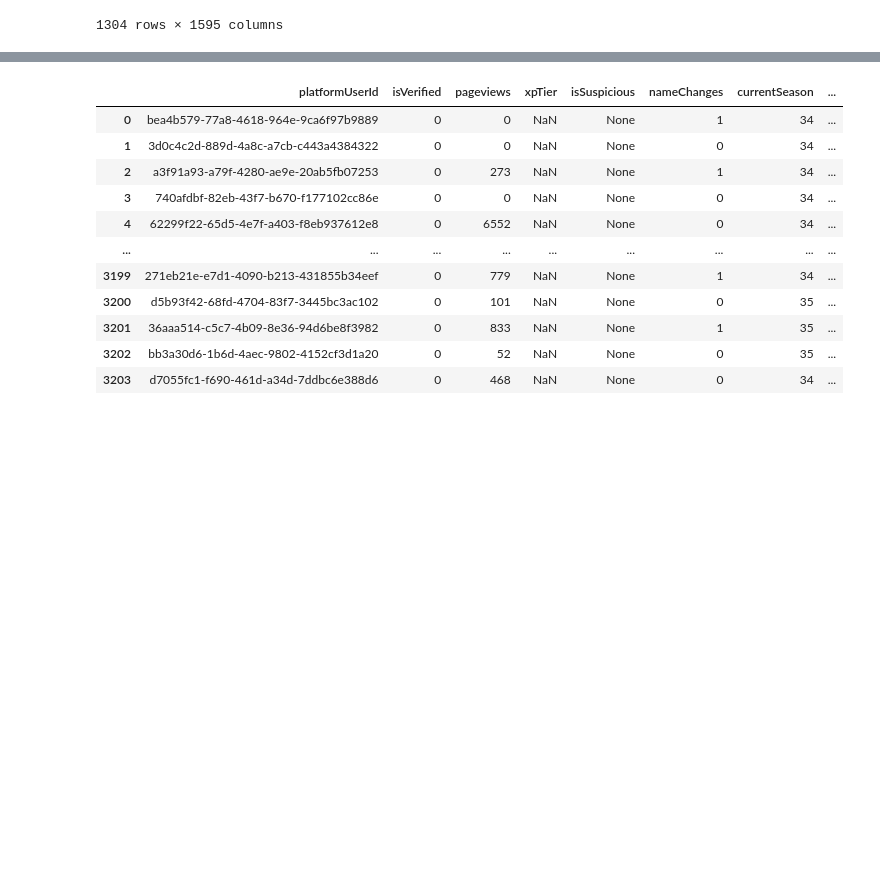
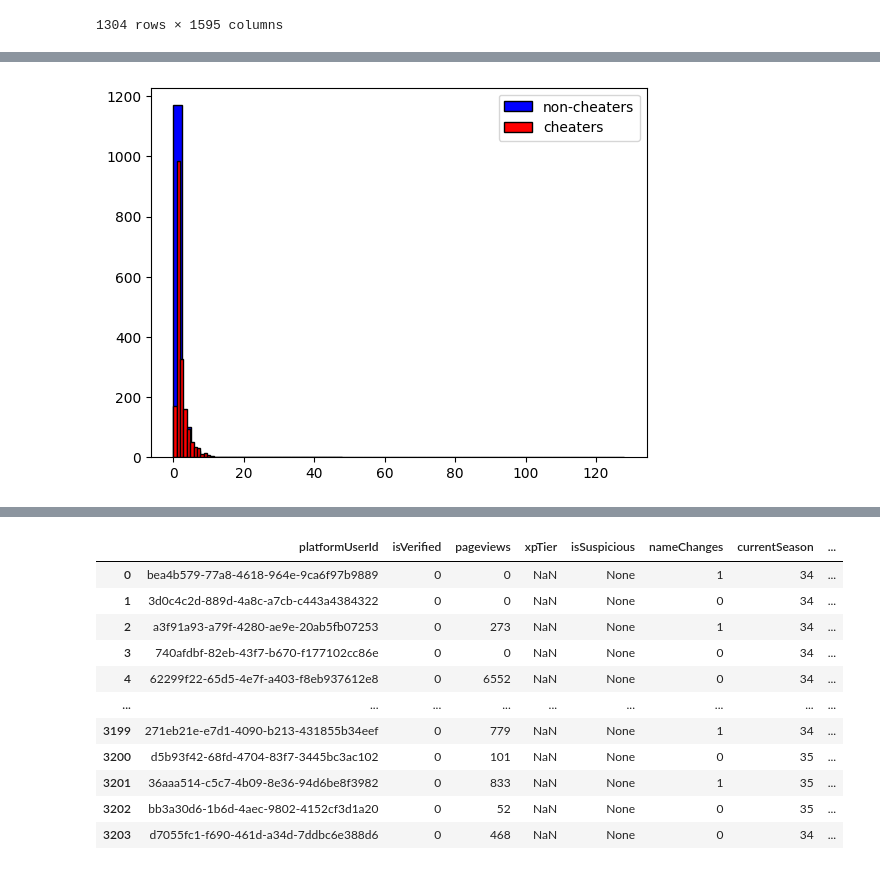
Before and after one commit to thestubbornbat/r6-cheater-detector, a Jupyter notebook: Scripts/base_model.ipynb, the cells around one changed output, grey strips where cells are left out. Drawn from its saved outputs; the diff is of its cells as text; code cells hidden in the pictures; blank space fills up the shorter version.

```diff
--- a/Scripts/base_model.ipynb
+++ b/Scripts/base_model.ipynb
@@ -548,0 +604,17 @@ dataset = pd.concat([cheater_df, non_cheater_df], axis=0, ignore_index=True)
+# %%
+fig, ax =plt.subplots()
+
+cheater_headshots_df = dataset[dataset['is_cheater']==1]
+cheater_headshots = cheater_headshots_df['overview_kdratio']
+
+non_cheater_headshots_df = dataset[dataset['is_cheater']==0]
+non_cheater_headshots = non_cheater_headshots_df['overview_kdratio']
+
+
+ax.hist(non_cheater_headshots,edgecolor='black', bins=50, color='blue', label='non-cheaters')
+ax.hist(cheater_headshots,edgecolor='black', bins=50, color='red', label='cheaters')
+
+plt.legend()
+plt.show()
+# %% [output]
+[figure, added]
```
Also changed, not shown: parts of 10 cells of this notebook, 5 other files.
